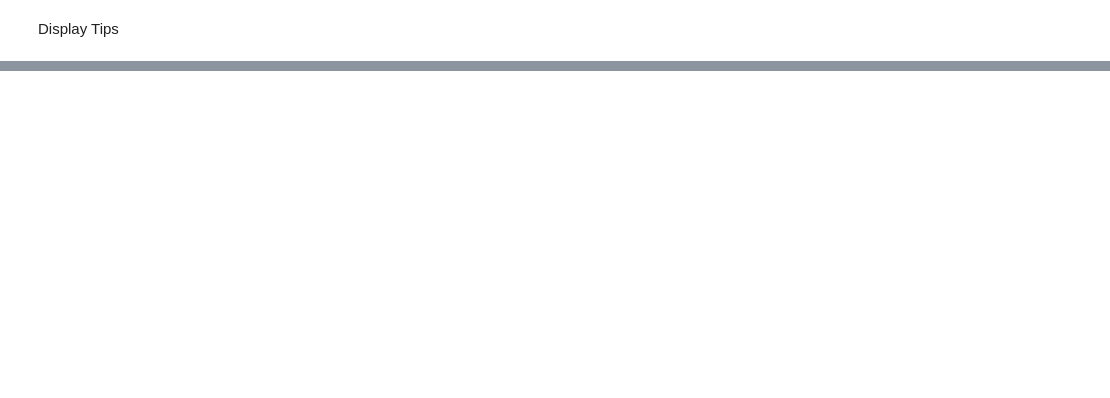
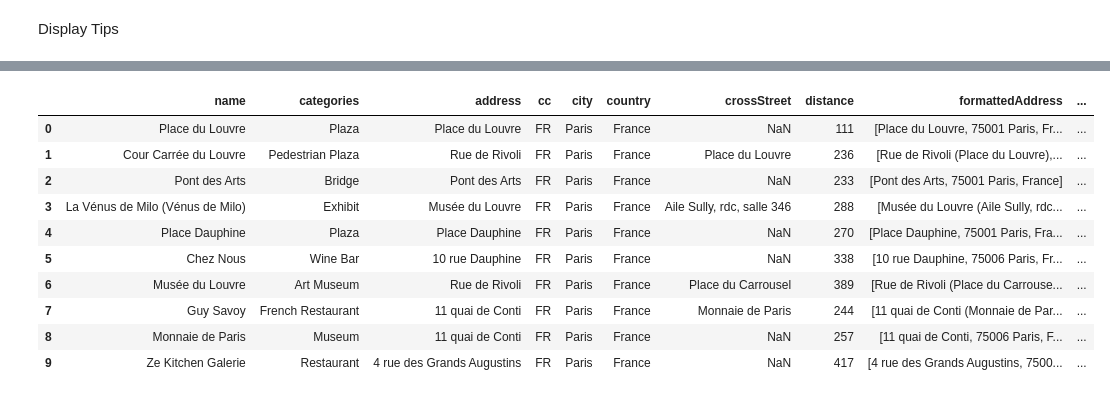
Before and after one commit to pcfds/Learning-and-working-with-python, a Jupyter notebook: Capstone Project - The Battle of Neighborhoods.ipynb, the cells around one changed output, grey strips where cells are left out. Drawn from its saved outputs; the diff is of its cells as text; code cells hidden in the pictures; blank space fills up the shorter version.

```diff
--- a/Capstone Project - The Battle of Neighborhoods.ipynb
+++ b/Capstone Project - The Battle of Neighborhoods.ipynb
@@ -303,0 +456,3 @@ We only can see one tip. They like thin pizza, good cheese and a good place.
+# %%
+latitude = 48.858841
+longitude = 2.340802
@@ -303,0 +471,3 @@ We only can see one tip. They like thin pizza, good cheese and a good place.
+# %%
+items = results['response']['groups'][0]['items']
+items[0]
@@ -303,0 +492,26 @@ We only can see one tip. They like thin pizza, good cheese and a good place.
+# %%
+dataframe = json_normalize(items) # flatten JSON
+
+# filter columns
+filtered_columns = ['venue.name', 'venue.categories'] + [col for col in dataframe.columns if col.startswith('venue.location.')] + ['venue.id']
+dataframe_filtered = dataframe.loc[:, filtered_columns]
+
+# filter the category for each row
+dataframe_filtered['venue.categories'] = dataframe_filtered.apply(get_category_type, axis=1)
+
+# clean columns
+dataframe_filtered.columns = [col.split('.')[-1] for col in dataframe_filtered.columns]
+
+dataframe_filtered.head(10)
+# %% [output]
+|  | name | categories | address | cc | city | country | crossStreet | distance | formattedAddress | ... |
+| 0 | Place du Louvre | Plaza | Place du Louvre | FR | Paris | France | NaN | 111 | [Place du Louvre, 75001 Paris, Fr... | ... |
+| 1 | Cour Carrée du Louvre | Pedestrian Plaza | Rue de Rivoli | FR | Paris | France | Place du Louvre | 236 | [Rue de Rivoli (Place du Louvre),... | ... |
+| 2 | Pont des Arts | Bridge | Pont des Arts | FR | Paris | France | NaN | 233 | [Pont des Arts, 75001 Paris, France] | ... |
+| 3 | La Vénus de Milo (Vénus de Milo) | Exhibit | Musée du Louvre | FR | Paris | France | Aile Sully, rdc, salle 346 | 288 | [Musée du Louvre (Aile Sully, rdc... | ... |
+| 4 | Place Dauphine | Plaza | Place Dauphine | FR | Paris | France | NaN | 270 | [Place Dauphine, 75001 Paris, Fra... | ... |
+| 5 | Chez Nous | Wine Bar | 10 rue Dauphine | FR | Paris | France | NaN | 338 | [10 rue Dauphine, 75006 Paris, Fr... | ... |
+| 6 | Musée du Louvre | Art Museum | Rue de Rivoli | FR | Paris | France | Place du Carrousel | 389 | [Rue de Rivoli (Place du Carrouse... | ... |
+| 7 | Guy Savoy | French Restaurant | 11 quai de Conti | FR | Paris | France | Monnaie de Paris | 244 | [11 quai de Conti (Monnaie de Par... | ... |
+| 8 | Monnaie de Paris | Museum | 11 quai de Conti | FR | Paris | France | NaN | 257 | [11 quai de Conti, 75006 Paris, F... | ... |
+| 9 | Ze Kitchen Galerie | Restaurant | 4 rue des Grands Augustins | FR | Paris | France | NaN | 417 | [4 rue des Grands Augustins, 7500... | ... |
```
Also changed, not shown: parts of 86 cells of this notebook.
